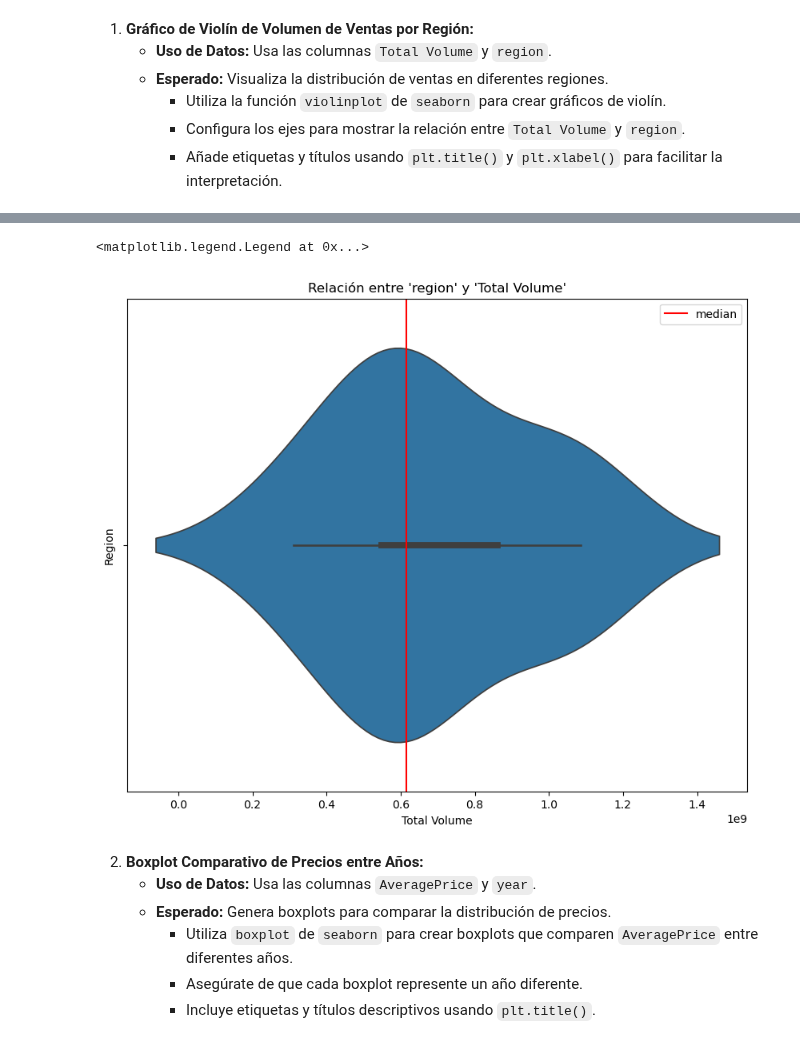
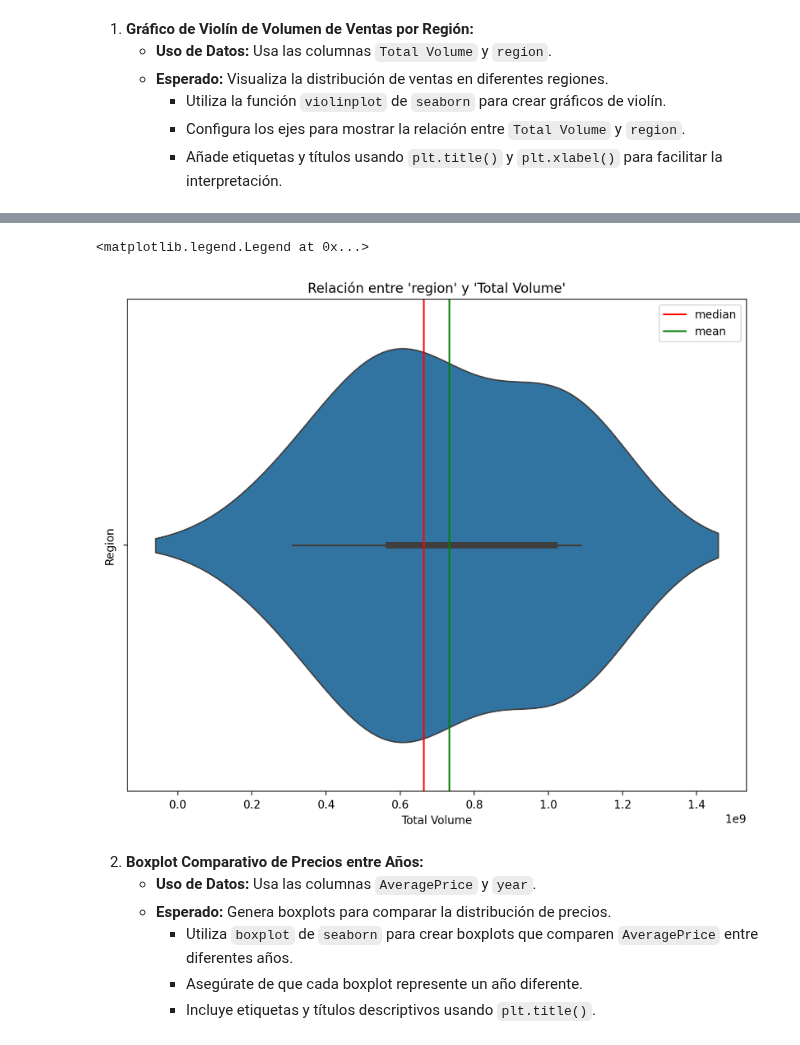
Before and after one commit to albagd77/MAGic-Avocado-TP1, a Jupyter notebook: 02_graficos_para_visualizacion.ipynb, the cells around one changed output, grey strips where cells are left out. Saved outputs shown, nothing was run; the diff lists cells and outputs as text; code cells hidden in the pictures.

```diff
--- a/02_graficos_para_visualizacion.ipynb
+++ b/02_graficos_para_visualizacion.ipynb
@@ -63,3 +32,9 @@ len(lst_regions)
+# %%
+# Copia del dataframe para preservar datos originales
+df = df_orig.copy()
+# %%
+# Añade columna con categorización de City/Region/GreaterRegion/TotalUS
+df['cat_region'] = df['region'].transform(lambda x: magic.get_truly_region(x))
 # %% [markdown]
 1. **Gráfico de Violín de Volumen de Ventas por Región:**
    - **Uso de Datos:** Usa las columnas `Total Volume` y `region`.
@@ -107,9 +63,4 @@ plt.legend()
 # %%
-# The DataFrame contains cities and TotalUS
-# Filter out rows that are not proper US REGIONS
-# Ref. https://michaelminn.net/tutorials/regions-usa/
-df1 = df[['region', 'Total Volume']]
-#df1 = df1[df1['region']!='TotalUS']
-df1 = df1[df1['region'].isin(lst_regions)]
-gd1 = df1.groupby('region').sum().reset_index()
-gd1
+# OBSERVATION: The DataFrame contains heterogeneous data (e.g. statistics about cities, regions, greater regions and TotalUS)
+# Filter out rows that are not proper US Greater Regions
+greater_regions = df[df['cat_region']=='GreaterRegion']
@@ -124,0 +67,3 @@ gd1
+# %%
+gd_volume_regional = greater_regions[['region', 'Total Volume']].groupby('region').sum().reset_index()
+gd_volume_regional
@@ -125,20 +80,21 @@ gd1
 # %%
 # Create a violin plot for the 'Total Volume' column
 plt.figure(figsize=(10, 8))
-violin = sns.violinplot(x=gd1['Total Volume'])
-#violin = sns.violinplot(x=grouped_data['Total Volume'], y=grouped_data.region)
+violin = sns.violinplot(x=gd_volume_regional['Total Volume'])
+#violin = sns.violinplot(x=gd_volume_regional['Total Volume'], y=gd_volume_regional.region)
 plt.title('Relación entre \'region\' y \'Total Volume\'')
 plt.xlabel('Total Volume')
 plt.ylabel('Region')
 
 # Add a vertical line at the median volume
-violin.axvline(x=gd1['Total Volume'].median(), c="red", label="median")
+violin.axvline(x=gd_volume_regional['Total Volume'].median(), c="red", label="median")
+violin.axvline(x=gd_volume_regional['Total Volume'].mean(), c="green", label="mean")
 
 # Add a legend to the plot to label the red line as 'median'
 plt.legend()
 # %% [output]
 <matplotlib.legend.Legend at 0x...>
-[figure, old version]
+[figure, new version]
 # %% [markdown]
 2. **Boxplot Comparativo de Precios entre Años:**
    - **Uso de Datos:** Usa las columnas `AveragePrice` y `year`.
```
Also changed, not shown: parts of 16 cells of this notebook.
